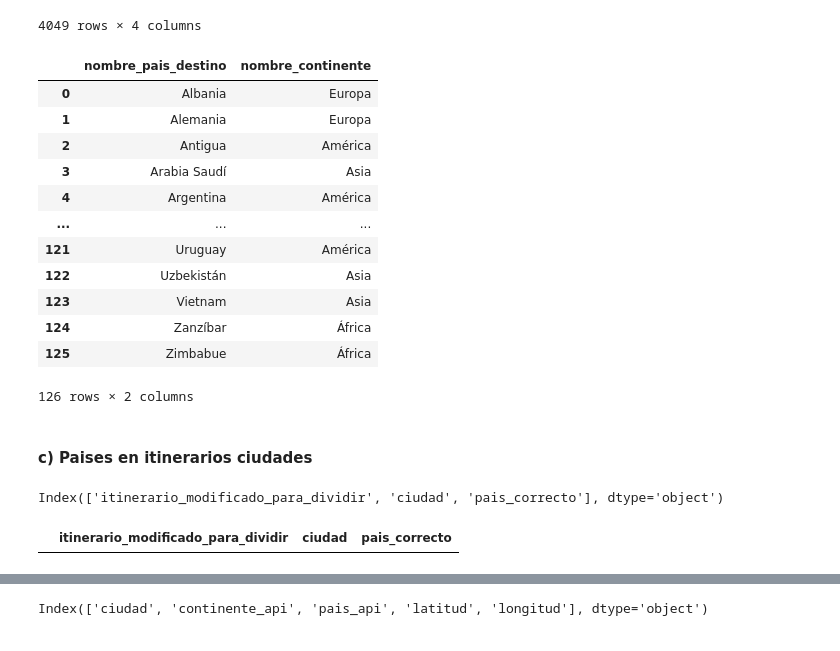
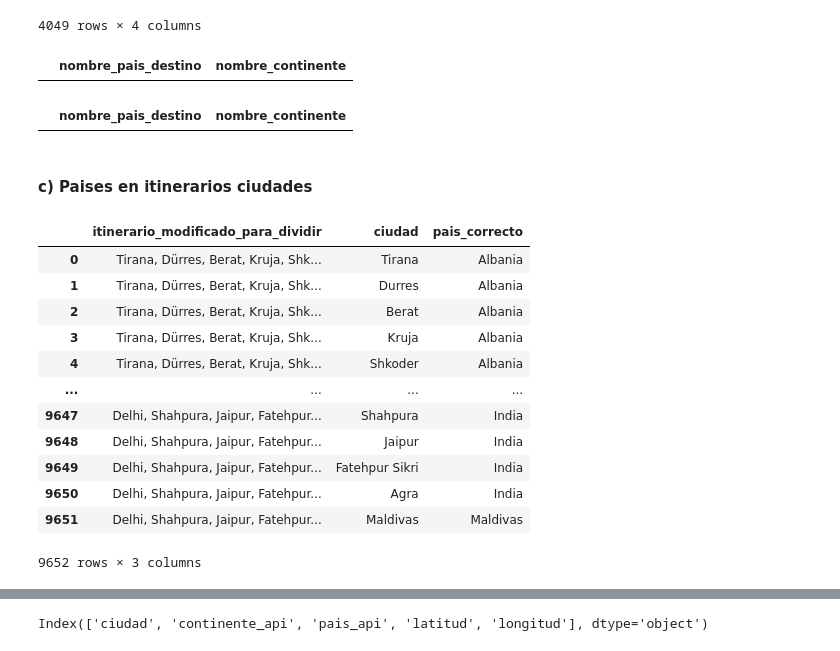
Before and after one commit to VanesaFloresRivera/Proyecto-Final, a Jupyter notebook: notebooks/carga.ipynb, the cells around one changed output, grey strips where cells are left out. Saved outputs shown, nothing was run; the diff lists cells and outputs as text; code cells hidden in the pictures.

```diff
--- a/notebooks/carga.ipynb
+++ b/notebooks/carga.ipynb
@@ -129,36 +129,36 @@ df_paises_continentes_escrapeo= df_paises_continentes_escrapeo.rename(
     columns={'pais':'nombre_pais_destino', 'continente':'nombre_continente'})
 # %%
 df_paises_continentes_escrapeo= df_paises_continentes_escrapeo.sort_values(by='nombre_pais_destino').reset_index(drop=True)
-df_paises_continentes_escrapeo
+df_paises_continentes_escrapeo[df_paises_continentes_escrapeo.nombre_pais_destino == 'Chequia']
 # %% [output]
 |  | nombre_pais_destino | nombre_continente |
-| 0 | Albania | Europa |
-| 1 | Alemania | Europa |
-| 2 | Antigua | América |
-| 3 | Arabia Saudí | Asia |
-| 4 | Argentina | América |
-| ... | ... | ... |
-| 121 | Uruguay | América |
-| 122 | Uzbekistán | Asia |
-| 123 | Vietnam | Asia |
-| 124 | Zanzíbar | África |
-| 125 | Zimbabue | África |
-126 rows × 2 columns
 # %%
 #normalizo y capitalizo la columna nombre_pais_destino:
 df_paises_continentes_escrapeo['nombre_pais_destino'] = df_paises_continentes_escrapeo['nombre_pais_destino'].map(tr.normalizar_texto)
 df_paises_continentes_escrapeo['nombre_pais_destino'] = df_paises_continentes_escrapeo['nombre_pais_destino'].map(tr.capitalizar_texto)
+# %%
+df_paises_continentes_escrapeo[df_paises_continentes_escrapeo.nombre_pais_destino == 'Chequia']
+# %% [output]
+|  | nombre_pais_destino | nombre_continente |
 # %% [markdown]
 #### c) Paises en itinerarios ciudades
 # %%
 df_itinerarios_ciudades = pd.read_pickle(ARCHIVO_GUARDAR_ITINERARIOS_PROCESADOS_1)
-df_itinerarios_ciudades.columns
+df_itinerarios_ciudades
 # %% [output]
+|  | itinerario_modificado_para_dividir | ciudad | pais_correcto |
+| 0 | Tirana, Dürres, Berat, Kruja, Shk... | Tirana | Albania |
+| 1 | Tirana, Dürres, Berat, Kruja, Shk... | Durres | Albania |
+| 2 | Tirana, Dürres, Berat, Kruja, Shk... | Berat | Albania |
+| 3 | Tirana, Dürres, Berat, Kruja, Shk... | Kruja | Albania |
+| 4 | Tirana, Dürres, Berat, Kruja, Shk... | Shkoder | Albania |
+| ... | ... | ... | ... |
+| 9647 | Delhi, Shahpura, Jaipur, Fatehpur... | Shahpura | India |
+| 9648 | Delhi, Shahpura, Jaipur, Fatehpur... | Jaipur | India |
+| 9649 | Delhi, Shahpura, Jaipur, Fatehpur... | Fatehpur Sikri | India |
+| 9650 | Delhi, Shahpura, Jaipur, Fatehpur... | Agra | India |
+| 9651 | Delhi, Shahpura, Jaipur, Fatehpur... | Maldivas | Maldivas |
-Index(['itinerario_modificado_para_dividir', 'ciudad', 'pais_correcto'], dtype='object')
+9652 rows × 3 columns
-# %%
-df_itinerarios_ciudades[df_itinerarios_ciudades.pais_correcto == 'Levi']
-# %% [output]
-|  | itinerario_modificado_para_dividir | ciudad | pais_correcto |
 # %%
 df_itinerarios_ciudades_pais_continentes = pd.DataFrame()
 df_itinerarios_ciudades_pais_continentes['pais'] = df_itinerarios_ciudades['pais_correcto'].drop_duplicates().reset_index(drop=True)
```
Also changed, not shown: parts of 7 cells of this notebook, 13 other files.
